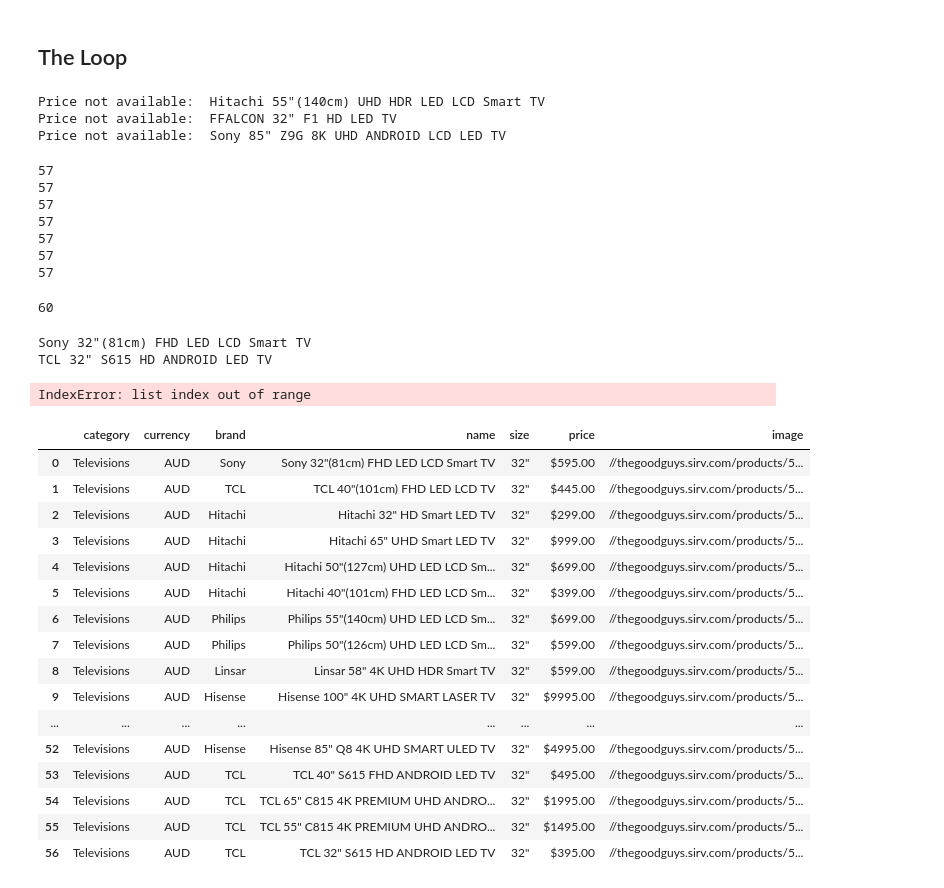
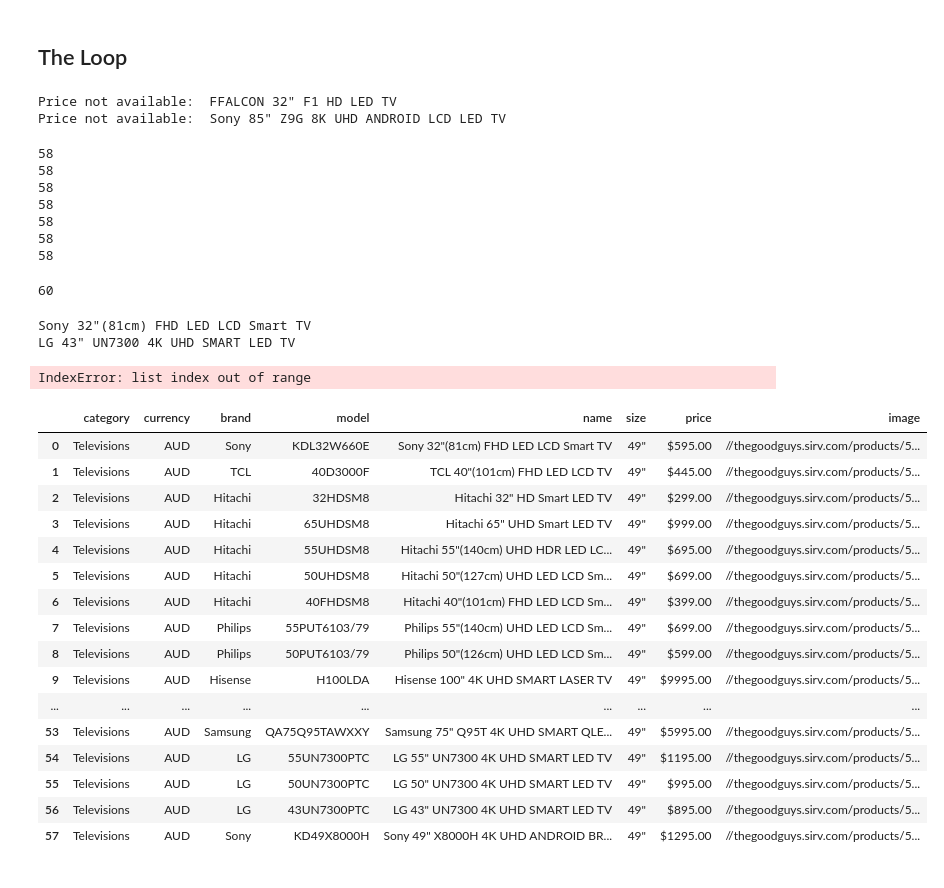
Before and after one commit to Jamie-GiHu/ETL-Project, a Jupyter notebook: ETL Project/Extract_Good_Guys.ipynb, the cells around one changed output. Drawn from its saved outputs; the diff is of its cells as text; code cells hidden in the pictures.

Commit message:
Updated codes and output
Good Guys - included model number

```diff
--- a/ETL Project/Extract_Good_Guys.ipynb
+++ b/ETL Project/Extract_Good_Guys.ipynb
@@ -90,0 +93,9 @@ Sony
+# %%
+# Create function to get model number for loop
+
+def model_finder(x):
+    model = results[x].find("div", class_="product-tile-model").text
+    return model
+
+# Example: to find the Model Number for the first result
+print(model_finder(0))
@@ -135,7 +148,7 @@ $595.00
 # Create function to get image link for loop
 
 def image_finder(x):
-    image = results[0].img["data-src"]
+    image = results[x].img["data-src"]
     return image
 
 # Example: to find the link to Product Image for the first result
@@ -150,6 +163,7 @@ print(image_finder(0))
 categories = list()
 currencies = list()
 brands = list()
+models = list()
 names = list()
 sizes = list()
 prices = list()
@@ -166,16 +180,18 @@ for x in range(len(results)):
         category = category_finder(x)
         currency = currency_finder(x)
         brand = brand_finder(x)
+        model = model_finder(x)
         name = name_finder(x)
         size = size_finder(x)
         price = price_finder(x)
         image = image_finder(x)
 
-        if (category and currency and brand and name and size and price and image):
+        if (category and currency and brand and model and name and size and price and image):
 
                     categories.append(category)
                     currencies.append(currency)
                     brands.append(brand)
+                    models.append(model)
                     names.append(name)
                     sizes.append(size)
                     prices.append(price)
@@ -186,7 +202,6 @@ for x in range(len(results)):
 
     x += 1
 # %% [output]
-Price not available:  Hitachi 55"(140cm) UHD HDR LED LCD Smart TV
 Price not available:  FFALCON 32" F1 HD LED TV
 Price not available:  Sony 85" Z9G 8K UHD ANDROID LCD LED TV
 # %%
@@ -200,13 +215,13 @@ print(len(sizes))
 print(len(prices))
 print(len(images))
 # %% [output]
-57
-57
-57
-57
-57
-57
-57
+58
+58
+58
+58
+58
+58
+58
 # %%
 len(results)
 # %% [output]
@@ -216,7 +231,7 @@ print(names[0])
 print(names[56])
 # %% [output]
 Sony 32"(81cm) FHD LED LCD Smart TV
-TCL 32" S615 HD ANDROID LED TV
+LG 43" UN7300 4K UHD SMART LED TV
 # %%
 print(names[58])
 print(names[115])
@@ -225,35 +240,36 @@ IndexError: list index out of range
 # %%
 import pandas as pd
 
 df = pd.DataFrame({
         "category": "Televisions",
         "currency": currencies,
         "brand": brands,
+        "model": models,
         "name": names,
         "size": size,
         "price": prices,
         "image": images
 })
 
 df
 # %% [output]
-|  | category | currency | brand | name | size | price | image |
-| 0 | Televisions | AUD | Sony | Sony 32"(81cm) FHD LED LCD Smart TV | 32" | $595.00 | //thegoodguys.sirv.com/products/5... |
-| 1 | Televisions | AUD | TCL | TCL 40"(101cm) FHD LED LCD TV | 32" | $445.00 | //thegoodguys.sirv.com/products/5... |
-| 2 | Televisions | AUD | Hitachi | Hitachi 32" HD Smart LED TV | 32" | $299.00 | //thegoodguys.sirv.com/products/5... |
-| 3 | Televisions | AUD | Hitachi | Hitachi 65" UHD Smart LED TV | 32" | $999.00 | //thegoodguys.sirv.com/products/5... |
-| 4 | Televisions | AUD | Hitachi | Hitachi 50"(127cm) UHD LED LCD Sm... | 32" | $699.00 | //thegoodguys.sirv.com/products/5... |
-| 5 | Televisions | AUD | Hitachi | Hitachi 40"(101cm) FHD LED LCD Sm... | 32" | $399.00 | //thegoodguys.sirv.com/products/5... |
-| 6 | Televisions | AUD | Philips | Philips 55"(140cm) UHD LED LCD Sm... | 32" | $699.00 | //thegoodguys.sirv.com/products/5... |
-| 7 | Televisions | AUD | Philips | Philips 50"(126cm) UHD LED LCD Sm... | 32" | $599.00 | //thegoodguys.sirv.com/products/5... |
-| 8 | Televisions | AUD | Linsar | Linsar 58" 4K UHD HDR Smart TV | 32" | $599.00 | //thegoodguys.sirv.com/products/5... |
-| 9 | Televisions | AUD | Hisense | Hisense 100" 4K UHD SMART LASER TV | 32" | $9995.00 | //thegoodguys.sirv.com/products/5... |
-| ... | ... | ... | ... | ... | ... | ... | ... |
-| 52 | Televisions | AUD | Hisense | Hisense 85" Q8 4K UHD SMART ULED TV | 32" | $4995.00 | //thegoodguys.sirv.com/products/5... |
-| 53 | Televisions | AUD | TCL | TCL 40" S615 FHD ANDROID LED TV | 32" | $495.00 | //thegoodguys.sirv.com/products/5... |
-| 54 | Televisions | AUD | TCL | TCL 65" C815 4K PREMIUM UHD ANDRO... | 32" | $1995.00 | //thegoodguys.sirv.com/products/5... |
-| 55 | Televisions | AUD | TCL | TCL 55" C815 4K PREMIUM UHD ANDRO... | 32" | $1495.00 | //thegoodguys.sirv.com/products/5... |
-| 56 | Televisions | AUD | TCL | TCL 32" S615 HD ANDROID LED TV | 32" | $395.00 | //thegoodguys.sirv.com/products/5... |
+|  | category | currency | brand | model | name | size | price | image |
+| 0 | Televisions | AUD | Sony | KDL32W660E | Sony 32"(81cm) FHD LED LCD Smart TV | 49" | $595.00 | //thegoodguys.sirv.com/products/5... |
+| 1 | Televisions | AUD | TCL | 40D3000F | TCL 40"(101cm) FHD LED LCD TV | 49" | $445.00 | //thegoodguys.sirv.com/products/5... |
+| 2 | Televisions | AUD | Hitachi | 32HDSM8 | Hitachi 32" HD Smart LED TV | 49" | $299.00 | //thegoodguys.sirv.com/products/5... |
+| 3 | Televisions | AUD | Hitachi | 65UHDSM8 | Hitachi 65" UHD Smart LED TV | 49" | $999.00 | //thegoodguys.sirv.com/products/5... |
+| 4 | Televisions | AUD | Hitachi | 55UHDSM8 | Hitachi 55"(140cm) UHD HDR LED LC... | 49" | $695.00 | //thegoodguys.sirv.com/products/5... |
+| 5 | Televisions | AUD | Hitachi | 50UHDSM8 | Hitachi 50"(127cm) UHD LED LCD Sm... | 49" | $699.00 | //thegoodguys.sirv.com/products/5... |
+| 6 | Televisions | AUD | Hitachi | 40FHDSM8 | Hitachi 40"(101cm) FHD LED LCD Sm... | 49" | $399.00 | //thegoodguys.sirv.com/products/5... |
+| 7 | Televisions | AUD | Philips | 55PUT6103/79 | Philips 55"(140cm) UHD LED LCD Sm... | 49" | $699.00 | //thegoodguys.sirv.com/products/5... |
+| 8 | Televisions | AUD | Philips | 50PUT6103/79 | Philips 50"(126cm) UHD LED LCD Sm... | 49" | $599.00 | //thegoodguys.sirv.com/products/5... |
+| 9 | Televisions | AUD | Hisense | H100LDA | Hisense 100" 4K UHD SMART LASER TV | 49" | $9995.00 | //thegoodguys.sirv.com/products/5... |
+| ... | ... | ... | ... | ... | ... | ... | ... | ... |
+| 53 | Televisions | AUD | Samsung | QA75Q95TAWXXY | Samsung 75" Q95T 4K UHD SMART QLE... | 49" | $5995.00 | //thegoodguys.sirv.com/products/5... |
+| 54 | Televisions | AUD | LG | 55UN7300PTC | LG 55" UN7300 4K UHD SMART LED TV | 49" | $1195.00 | //thegoodguys.sirv.com/products/5... |
+| 55 | Televisions | AUD | LG | 50UN7300PTC | LG 50" UN7300 4K UHD SMART LED TV | 49" | $995.00 | //thegoodguys.sirv.com/products/5... |
+| 56 | Televisions | AUD | LG | 43UN7300PTC | LG 43" UN7300 4K UHD SMART LED TV | 49" | $895.00 | //thegoodguys.sirv.com/products/5... |
+| 57 | Televisions | AUD | Sony | KD49X8000H | Sony 49" X8000H 4K UHD ANDROID BR... | 49" | $1295.00 | //thegoodguys.sirv.com/products/5... |
 # %%
 df.describe()
 # %% [output]
```
Also changed, not shown: parts of 5 cells of this notebook, 1 other file.
